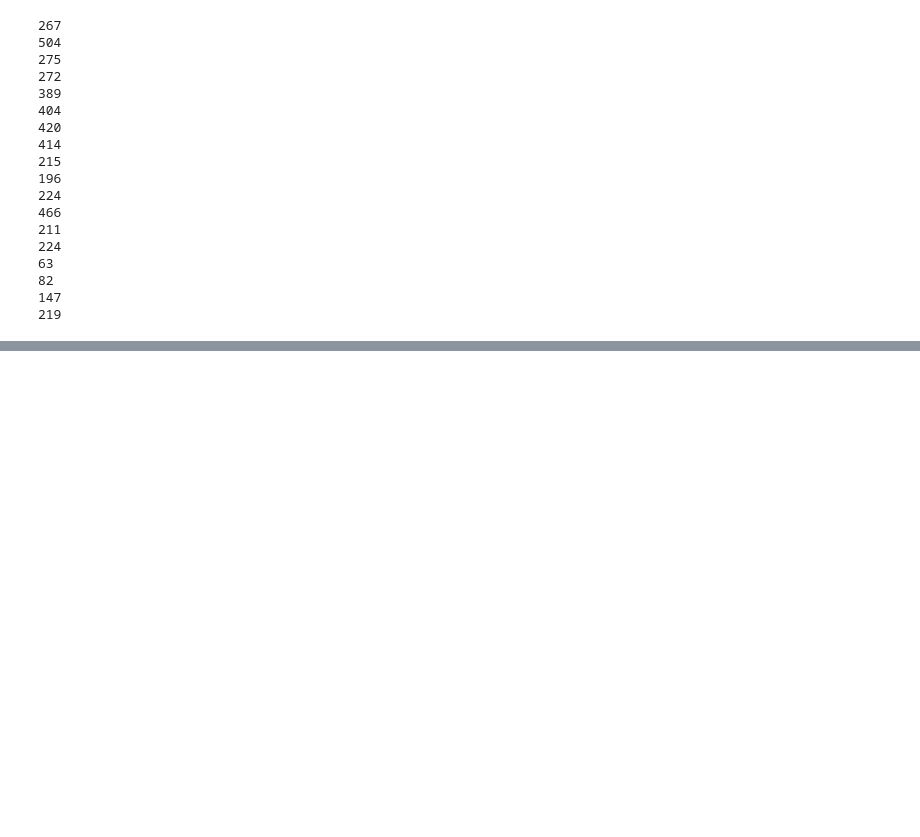
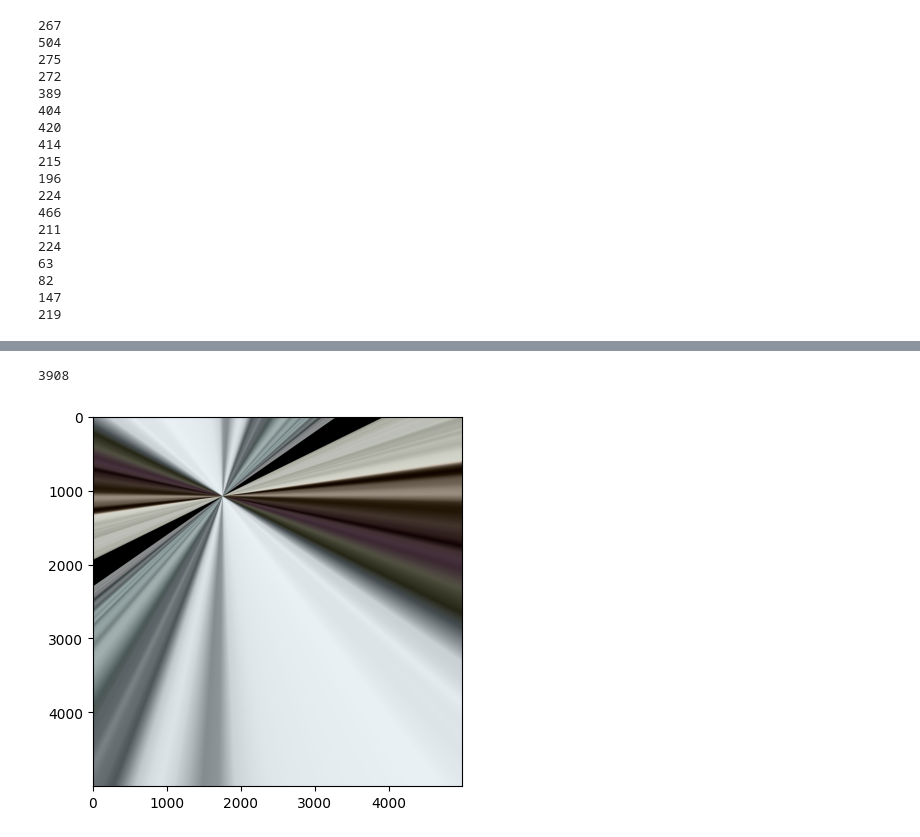
Before and after one commit to mcv-m6-video/mcv-m6-2023-team2, a Jupyter notebook: week5/correct_tracking/data/unify_data.ipynb, the cells around one changed output, grey strips where cells are left out. Cells and saved outputs as stored; diff of their text form; code cells hidden in the pictures; blank space fills up the shorter version.

```diff
--- a/week5/correct_tracking/data/unify_data.ipynb
+++ b/week5/correct_tracking/data/unify_data.ipynb
@@ -93,4 +108,4 @@ for H in numheaders:
     "std": bigframe[indexed][H].std()
     }
 
-    bigframe[H][indexed] = (bigframe[H][indexed] - stats[H]['mean']) /  stats[H]['std']
+    #bigframe[H][indexed] = (bigframe[H][indexed] - stats[H]['mean']) /  stats[H]['std']
@@ -109,5 +118,6 @@ open('normalize.json', 'w').write(json.dumps(stats))
 for n in range(len(bigframe)):
     if 10 == (sum([x == '<UNK>' for x in (list(bigframe.loc[n]))])):
         bigframe = bigframe.drop(n)
+bigframe = bigframe.reset_index()
 # %%
 bigframe.to_csv('GT.csv', index = False)
@@ -113,0 +166,18 @@ bigframe.to_csv('GT.csv', index = False)
+# %%
+open('homographies.json', 'w').write(json.dumps(homographies))
+# %% [output]
+3908
+# %%
+import cv2
+
+vidcap = cv2.VideoCapture('/home/adri/Desktop/master/M6/mcv-m6-2023-team2/data/AICity_S03_c010/vdo.avi') # EL VIDEO AQUÍ
+success,image = vidcap.read()
+# %%
+import matplotlib.pyplot as plt
+
+H =  np.array(homographies['c10gt']['c11gt'])
+im_uwu = cv2.warpPerspective(image, H, (5000, 5000))
+plt.imshow(im_uwu)
+plt.show()
+# %% [output]
+[figure, added]
```
Also changed, not shown: parts of 6 cells of this notebook, 2 other files.
